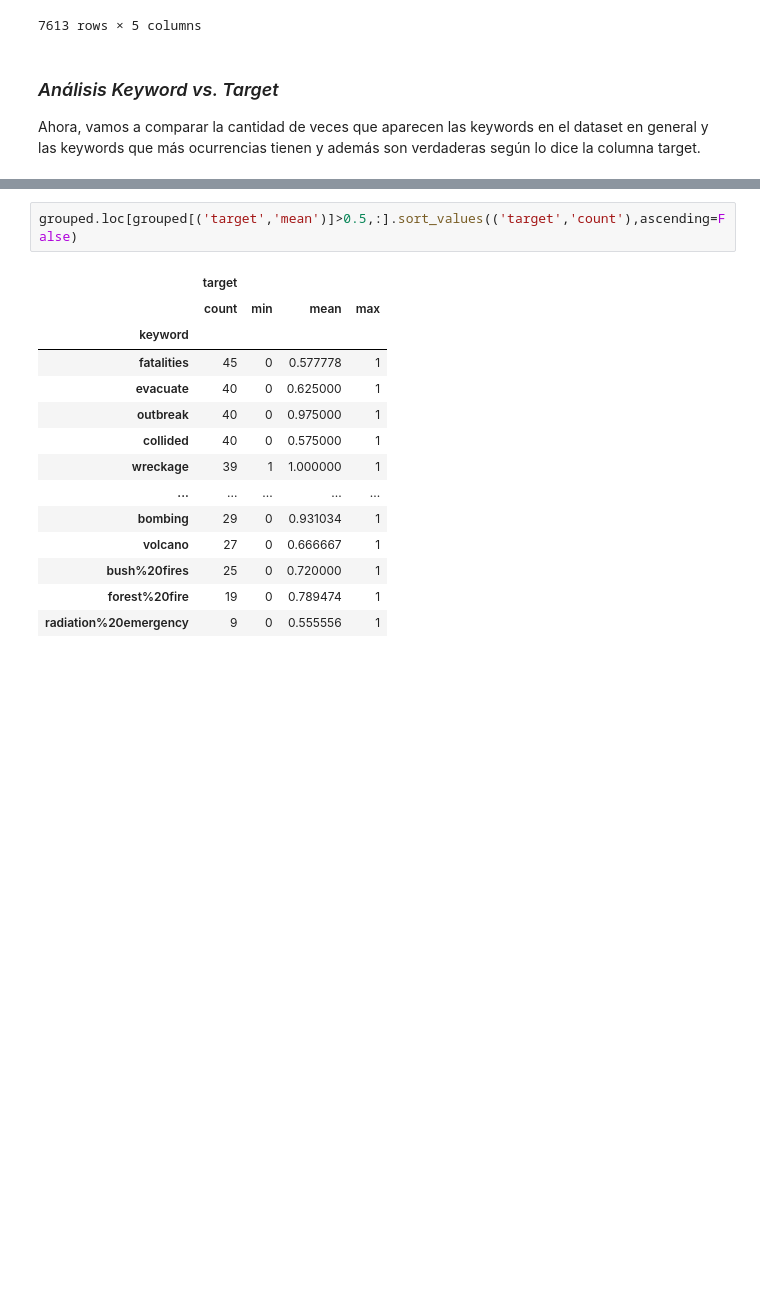
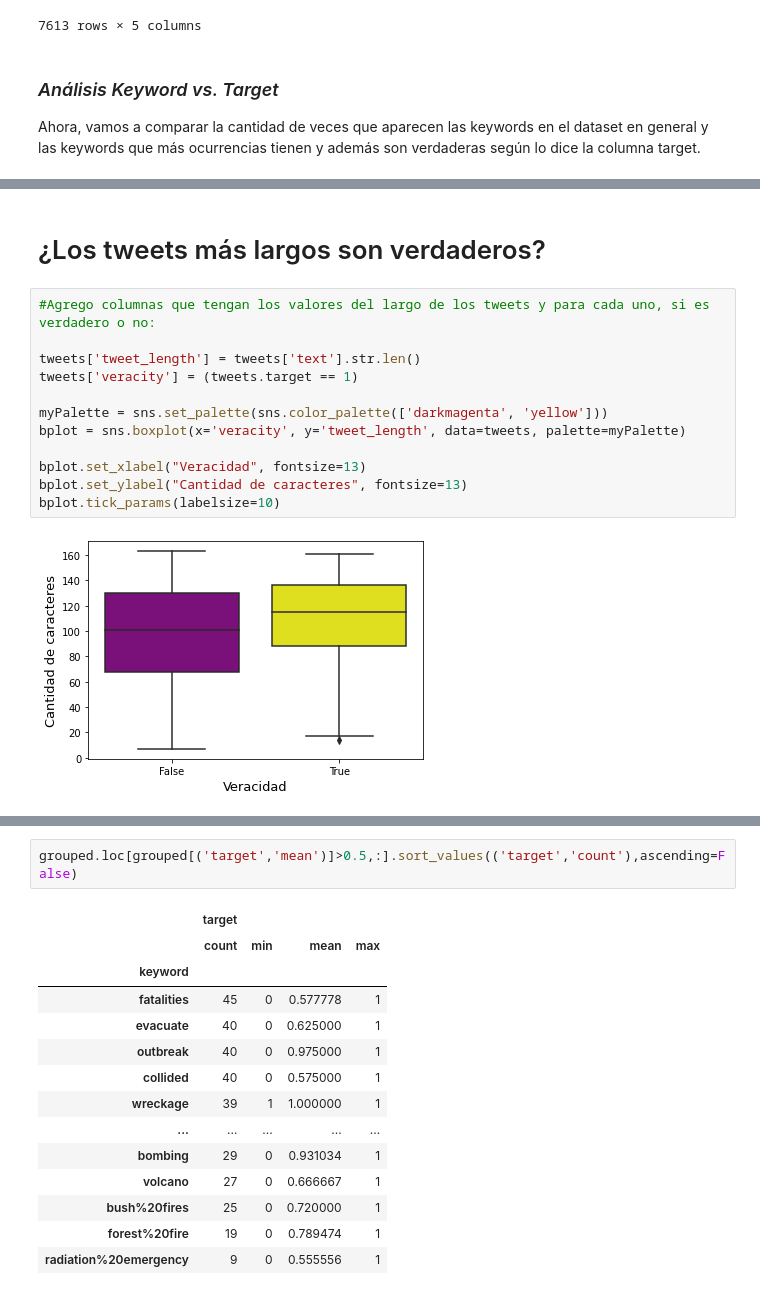
Before and after one commit to grettynazario/TP1-orgaDatos, a Jupyter notebook: TP1.ipynb, the cells around one changed output, grey strips where cells are left out. Saved outputs shown, nothing was run; the diff lists cells and outputs as text; blank space fills up the shorter version.

```diff
--- a/TP1.ipynb
+++ b/TP1.ipynb
@@ -133 +133,17 @@ plt.show()
+# %% [markdown]
+# ¿Los tweets más largos son verdaderos?
+# %%
+#Agrego columnas que tengan los valores del largo de los tweets y para cada uno, si es verdadero o no:
+
+tweets['tweet_length'] = tweets['text'].str.len()
+tweets['veracity'] = (tweets.target == 1)
+
+myPalette = sns.set_palette(sns.color_palette(['darkmagenta', 'yellow']))
+bplot = sns.boxplot(x='veracity', y='tweet_length', data=tweets, palette=myPalette)
+
+bplot.set_xlabel("Veracidad", fontsize=13)
+bplot.set_ylabel("Cantidad de caracteres", fontsize=13)
+bplot.tick_params(labelsize=10)
+# %% [output]
+[figure, added]
 # %%
```
Also changed, not shown: parts of 7 cells of this notebook.
